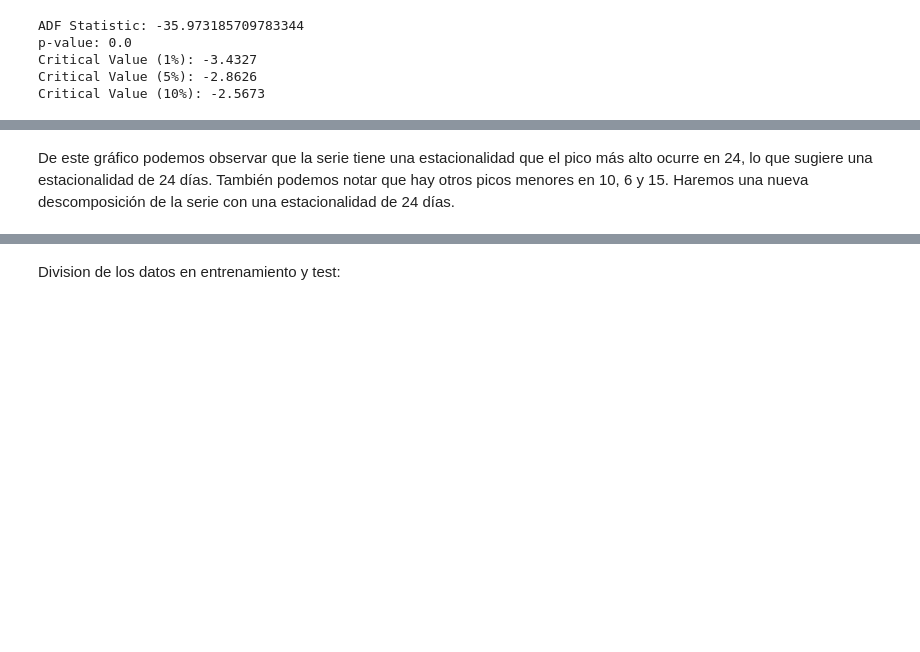
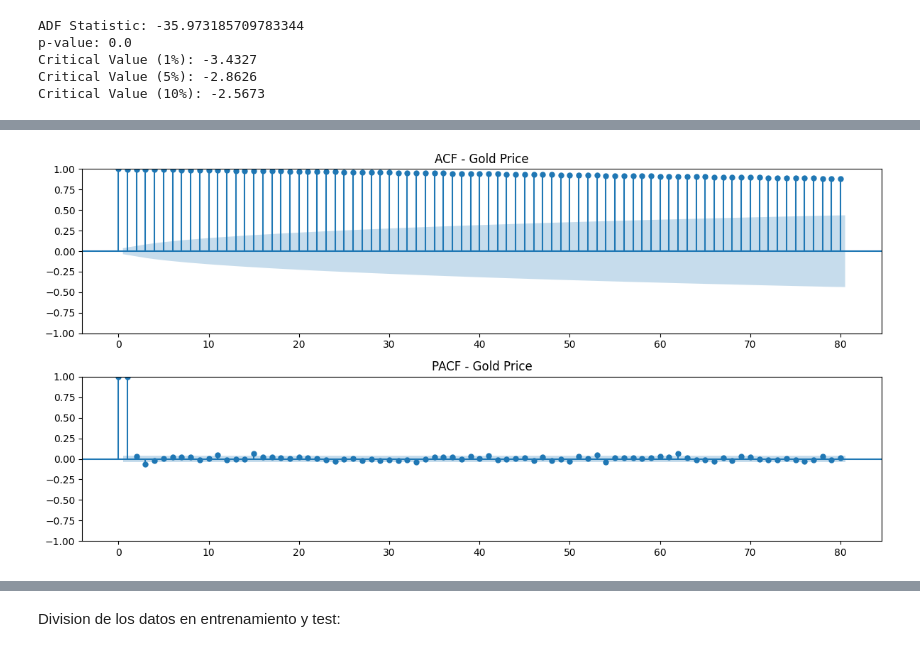
Before and after one commit to jariel17/time-series-analysis-gold, a Jupyter notebook: eda_price.ipynb, the cells around one changed output, grey strips where cells are left out. Cells and saved outputs as stored; diff of their text form; code cells hidden in the pictures; blank space fills up the shorter version.

```diff
--- a/eda_price.ipynb
+++ b/eda_price.ipynb
@@ -461,3 +539,18 @@ De acuerdo a nuestro gráfico de ACF y PACF, podemos observar que luego del lag
+# %%
+fig, axs = plt.subplots(2, 1, figsize=(12, 6))
+
+# ACF plot (for MA terms)
+plot_acf(gold_dataset['Price'], ax=axs[0], lags=80)
+axs[0].set_title('ACF - Gold Price')
+
+# PACF plot (for AR terms)
+plot_pacf(gold_dataset['Price'], ax=axs[1], lags=80, method='ols')
+axs[1].set_title('PACF - Gold Price')
+
+plt.tight_layout()
+plt.show()
+# %% [output]
+[figure, added]
 # %%
 price_series_diff = gold_dataset['Price_diff'].dropna().values
 
@@ -497,3 +562,0 @@ fig.show()
-# %% [markdown]
-De este gráfico podemos observar que la serie tiene una estacionalidad que el pico más alto ocurre en 24, lo que sugiere una estacionalidad de 24 días. También podemos notar que hay otros picos menores en 10, 6 y 15.
-Haremos una nueva descomposición de la serie con una estacionalidad de 24 días.
```
Also changed, not shown: parts of 20 cells of this notebook, 1 other file.
